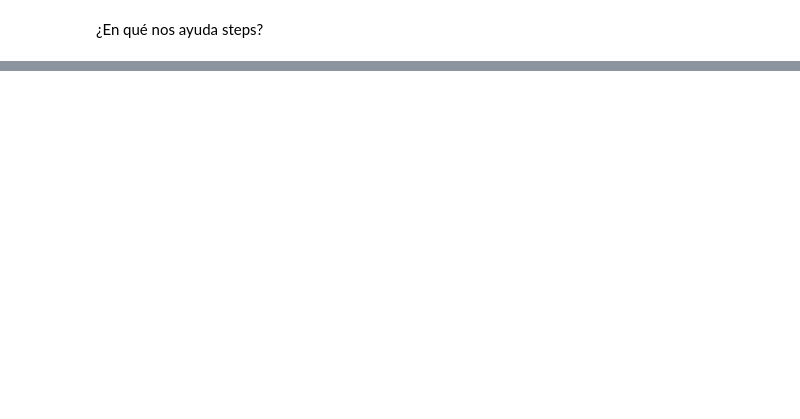
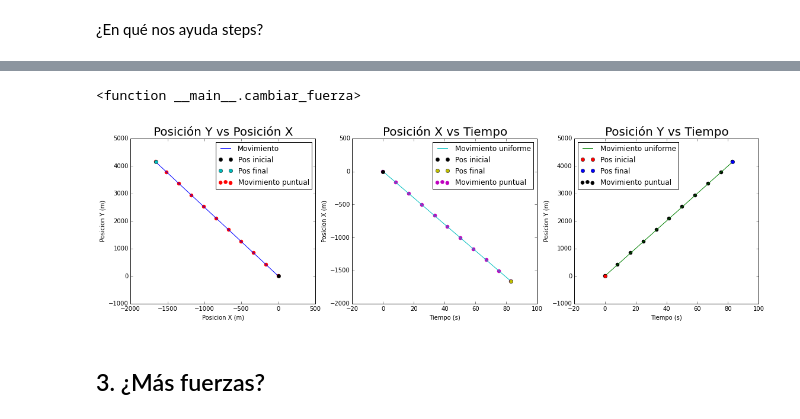
Before and after one commit to AzulGarza/proyecto-mate-compu, a Jupyter notebook: proyecto/Exposicion.ipynb, the cells around one changed output, grey strips where cells are left out. Saved outputs shown, nothing was run; the diff lists cells and outputs as text; code cells hidden in the pictures; blank space fills up the shorter version.

```diff
--- a/proyecto/Exposicion.ipynb
+++ b/proyecto/Exposicion.ipynb
@@ -66,0 +308,27 @@ interact(moviendo_pasos, p = (0,10000))
+# %%
+posicion_inicial = np.array([0.0, 0.0])
+velocidad_inicial = np.array([-20.0, 50.0])
+masa_inicial = 10
+fuerza_inicial = np.array([-20.0, -50.0])
+time = 83.0
+steps = 1000
+# %%
+particula_2 = Particula(posicion = posicion_inicial, velocidad = velocidad_inicial, masa = masa_inicial)
+# %%
+def cambiar_fuerza(f_x, f_y, t, p):
+    """
+    f_x es la fuerza en x
+    f_y es la fuerza en y
+    t es el tiempo
+    p son los pasos
+    """
+    f = np.array([f_x, f_y])
+    particula_2.mover(fuerza = f, tiempo = t, pasos = p)
+    particula_2.dibujar_xt_yt()
+# %%
+interact(cambiar_fuerza, f_x = (-100.0, 100.0), f_y = (-100.0, 100.0), t = fixed(time), p = fixed(steps))
+# %% [output]
+<function __main__.cambiar_fuerza>
+[figure, added]
+# %% [markdown]
+## 3. ¿Más fuerzas?
```
Also changed, not shown: parts of 24 cells of this notebook, 1 other file.
